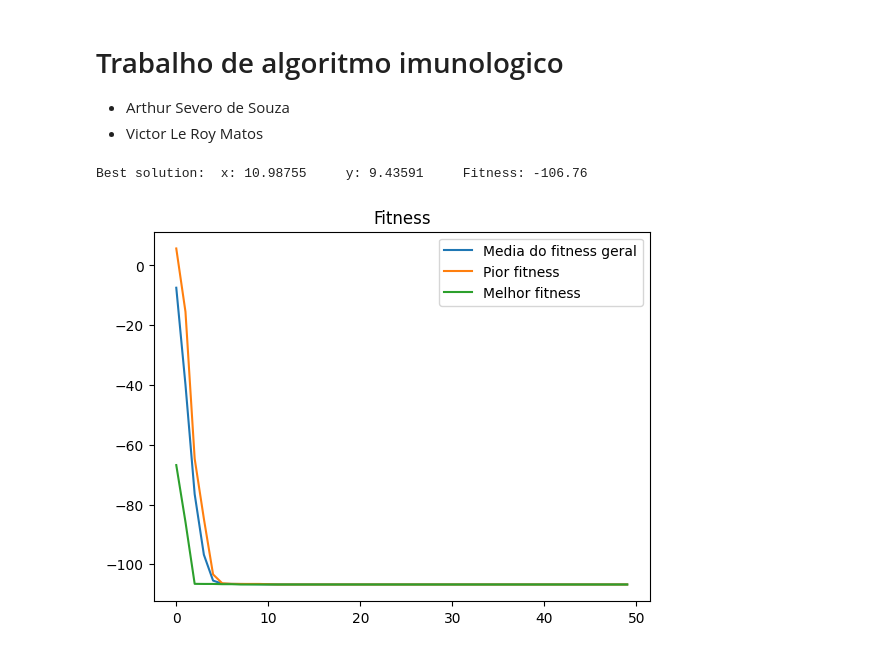
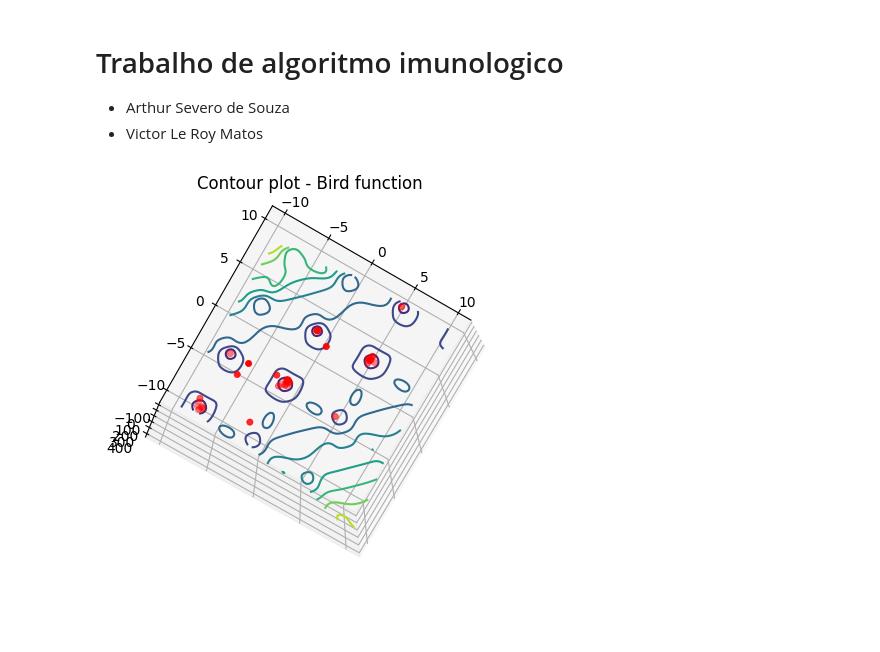
Before and after one commit to Sevzera/ia-cefet, a Jupyter notebook: atv7_algoritmo_imunologico/Python/AI.ipynb, the cells around one changed output. Cells and saved outputs as stored; diff of their text form; code cells hidden in the pictures; blank space fills up the shorter version.

Commit message:
plot3d e arrumando funcoes erradas

```diff
--- a/atv7_algoritmo_imunologico/Python/AI.ipynb
+++ b/atv7_algoritmo_imunologico/Python/AI.ipynb
@@ -45,9 +47,9 @@ class Individual:
 # %%
 # Bird function
-def fitnessFunction(x, y):
+def affinityFunction(x, y):
     result = (
         np.sin(x) * np.exp((1 - np.cos(y))**2) +
         np.cos(y) * np.exp((1 - np.sin(x))**2) +
         (x - y)**2
     )
-    return round(result, 2)
+    return result
@@ -62,3 +56,12 @@ def cloneAntibodies(P):
+# %%
+def linearMappingFunction(i, N):
+    min = 0
+    max = N
+    result = min + (max - min) * ((N - i) / (N - 1))
+    return round(result)
+# %%
+def sortPopulation(population):
+    return sorted(population, key=lambda individual: individual.affinity)
 # %%
 def generateIndividuals():
     S = []
@@ -99,14 +70,0 @@ def clonalgOPT():
-# %%
-antibody_population, fitness_sum_med, fitness_sum_min, fitness_sum_max = clonalgOPT()
-
-print("Best solution: ", antibody_population[0])
-
-plt.plot(fitness_sum_med, label='Media do fitness geral')
-plt.plot(fitness_sum_min, label='Pior fitness')
-plt.plot(fitness_sum_max, label='Melhor fitness')
-plt.title('Fitness')
-plt.legend()
-plt.show()
-# %% [output]
-Best solution:  x: 10.98755     y: 9.43591     Fitness: -106.76
-[figure, removed]
@@ -112,0 +100,30 @@ Best solution:  x: 10.98755     y: 9.43591     Fitness: -106.76
+# %%
+def plot3D (population):
+    x = np.linspace(-10, 10, 100)
+    y = np.linspace(-10, 10, 100)
+    X, Y = np.meshgrid(x, y)
+    Z = affinityFunction(X, Y)
+
+    fig = plt.figure()
+    ax = fig.add_subplot(111, projection='3d', computed_zorder=False)
+    ax.view_init(elev=100)
+
+    ax.contour(X, Y, Z, levels=8, cmap='viridis', zorder=1)
+    ax.set_title('Contour plot - Bird function')
+
+    xdata = np.array([p.x for p in population])
+    ydata = np.array([p.y for p in population])
+    zdata = affinityFunction(xdata, ydata)
+
+    ax.scatter(xdata, ydata, zdata, c='red', cmap='viridis', linewidth=0.5, zorder=1)
+
+    plt.show()
+# %%
+antibody_population = clonalgOPT()
+
+# for p in antibody_population:
+#     print(p.__str__())
+
+plot3D(antibody_population)
+# %% [output]
+[figure, added]
```
Also changed, not shown: parts of 5 cells of this notebook.
